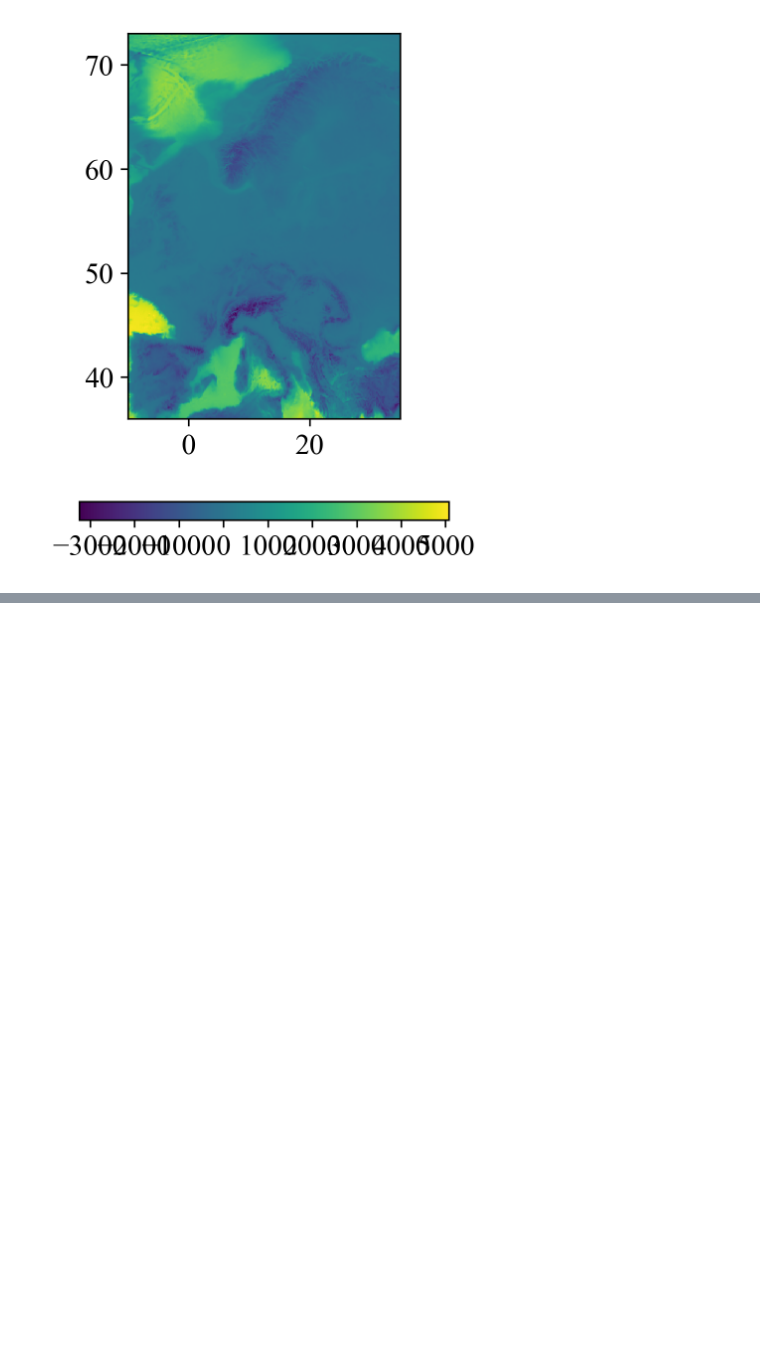
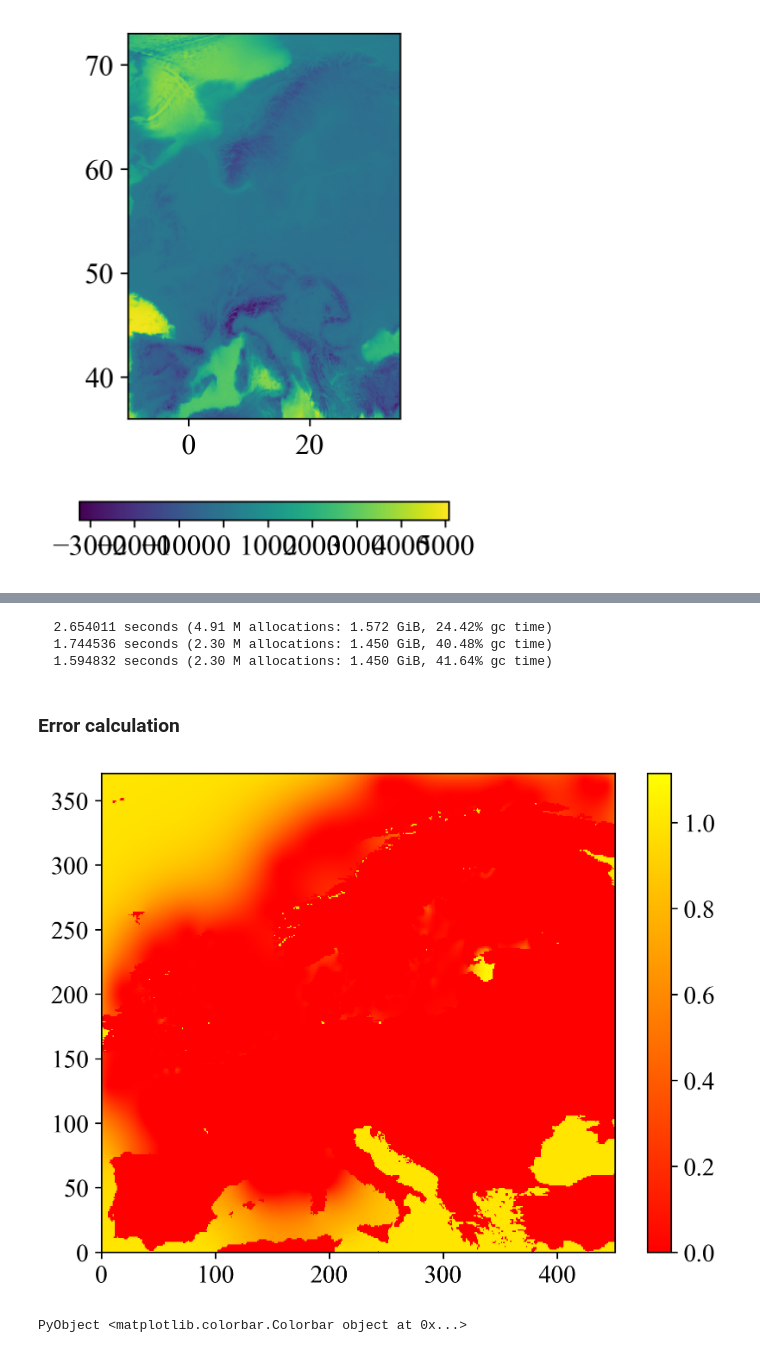
Before and after one commit to gher-uliege/DIVAndNN.jl, a Jupyter notebook: notebooks/make_benthos_products_tests.ipynb, the cells around one changed output, grey strips where cells are left out. Cells and saved outputs as stored; diff of their text form; code cells hidden in the pictures; blank space fills up the shorter version.

```diff
--- a/notebooks/make_benthos_products_tests.ipynb
+++ b/notebooks/make_benthos_products_tests.ipynb
@@ -99 +93,4 @@ xi,yi = DIVAnd.ndgrid(longrid, latgrid);
+# %%
+# Grid stored in emodnet_bio_grid.jl
+xi,yi = DIVAnd.ndgrid(gridlonBenthos, gridlatBenthos);
 # %%
@@ -114,9 +112,11 @@ topodir = "/home/ctroupin/Projects/Diva-Workshops/notebooks/data/"
 topofile = joinpath(topodir, "gebco_30sec_8.nc");
 
 if isfile(topofile)
-    bx, by, b = load_bath(topofile,true,longrid,latgrid);
-    xmask, ymask, mmask = load_mask(topofile,true,longrid,latgrid,[0]);
+    bx, by, b = DIVAnd.load_bath(topofile,true,gridlonBenthos, gridlatBenthos);
+    xmask, ymask, mmask = DIVAnd.load_mask(topofile,true,gridlonBenthos, gridlatBenthos,[0]);
 else
     @error "Bathymetry file doesn't exist"
 end
+mmask = mmask[:,:,1]
+@info size(mmask)
 # %% [output]
@@ -133,0 +222,5 @@ pn = ones(size(xi)) / (yi[1,2]-yi[1,1]);
+# %%
+epsilon2 = 0.02;
+bestfactorl,bestfactore, cvval,cvvalues, x2Ddata,y2Ddata,cvinter,xi2D,yi2D =
+DIVAnd_cv(mmask[:,:,1],(pm,pn),(xi,yi),(obslon,obslat),g2log .- mean(g2log),lenHori,epsilon2*rdiag,2,3);
+@show bestfactorl, bestfactore
@@ -134,19 +267,26 @@ pn = ones(size(xi)) / (yi[1,2]-yi[1,1]);
 # %%
-# correlation length
-len = 3.;
-# obs. error variance normalized by the background error variance
-epsilon2 = 2.;
-
-# fi is the interpolated field
-g1log = log.(g1.+1);
-g2log = log.(g2.+1);
-g3log = log.(g3.+1);
-
-@time fi1,s = DIVAndrun(mmask[:,:,1],(pm,pn),(xi,yi),
+# Perform analysis using the selected reference field
+@time fi1,s = DIVAnd.DIVAndrun(mmask[:,:,1],(pm,pn),(xi,yi),
     (obslon,obslat), g1log .- mean(g1log),len,epsilon2,alphabc=2);
 
-@time fi2,s = DIVAndrun(mmask[:,:,1],(pm,pn),(xi,yi),
+@time fi2,s = DIVAnd.DIVAndrun(mmask[:,:,1],(pm,pn),(xi,yi),
     (obslon,obslat), g2log .- mean(g2log),len,epsilon2,alphabc=2);
 
-@time fi3,s = DIVAndrun(mmask[:,:,1],(pm,pn),(xi,yi),
+@time fi3,s = DIVAnd.DIVAndrun(mmask[:,:,1],(pm,pn),(xi,yi),
     (obslon,obslat), g3log .- mean(g3log),len,epsilon2,alphabc=2);
+# %% [output]
+  2.654011 seconds (4.91 M allocations: 1.572 GiB, 24.42% gc time)
+  1.744536 seconds (2.30 M allocations: 1.450 GiB, 40.48% gc time)
+  1.594832 seconds (2.30 M allocations: 1.450 GiB, 41.64% gc time)
+# %% [markdown]
+### Error calculation
+# %%
+cpme = DIVAnd_cpme(mmask[:,:,1],(pm,pn),(xi,yi),(obslon,obslat),
+    g1log .- mean(g1log),len,epsilon2,alphabc=2);
+# %%
+cpme[isnan.(cpme)] .= 0.0
+pcolormesh(permutedims(cpme, [2,1]), cmap=PyPlot.cm[:autumn]);
+colorbar()
+# %% [output]
+[figure, added]
+PyObject <matplotlib.colorbar.Colorbar object at 0x...>
```
Also changed, not shown: parts of 41 cells of this notebook.
